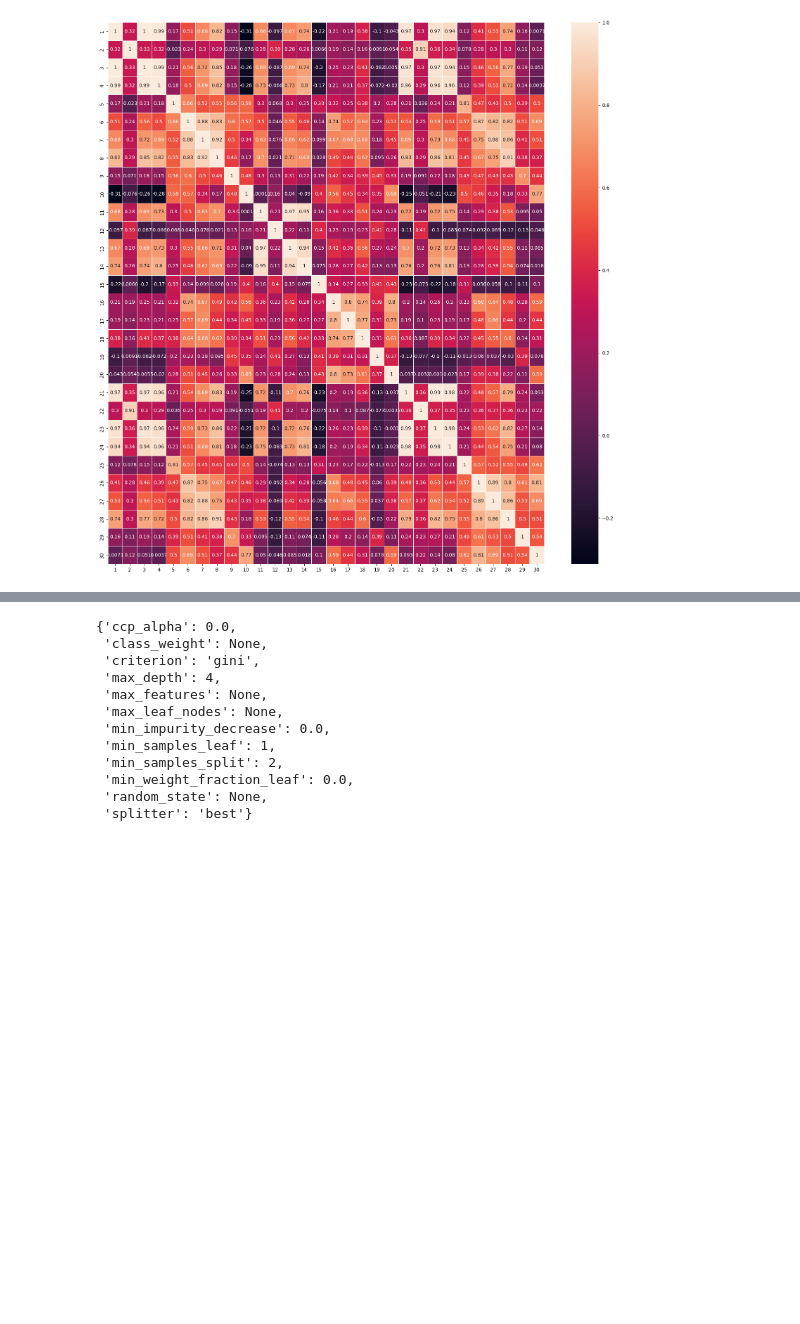
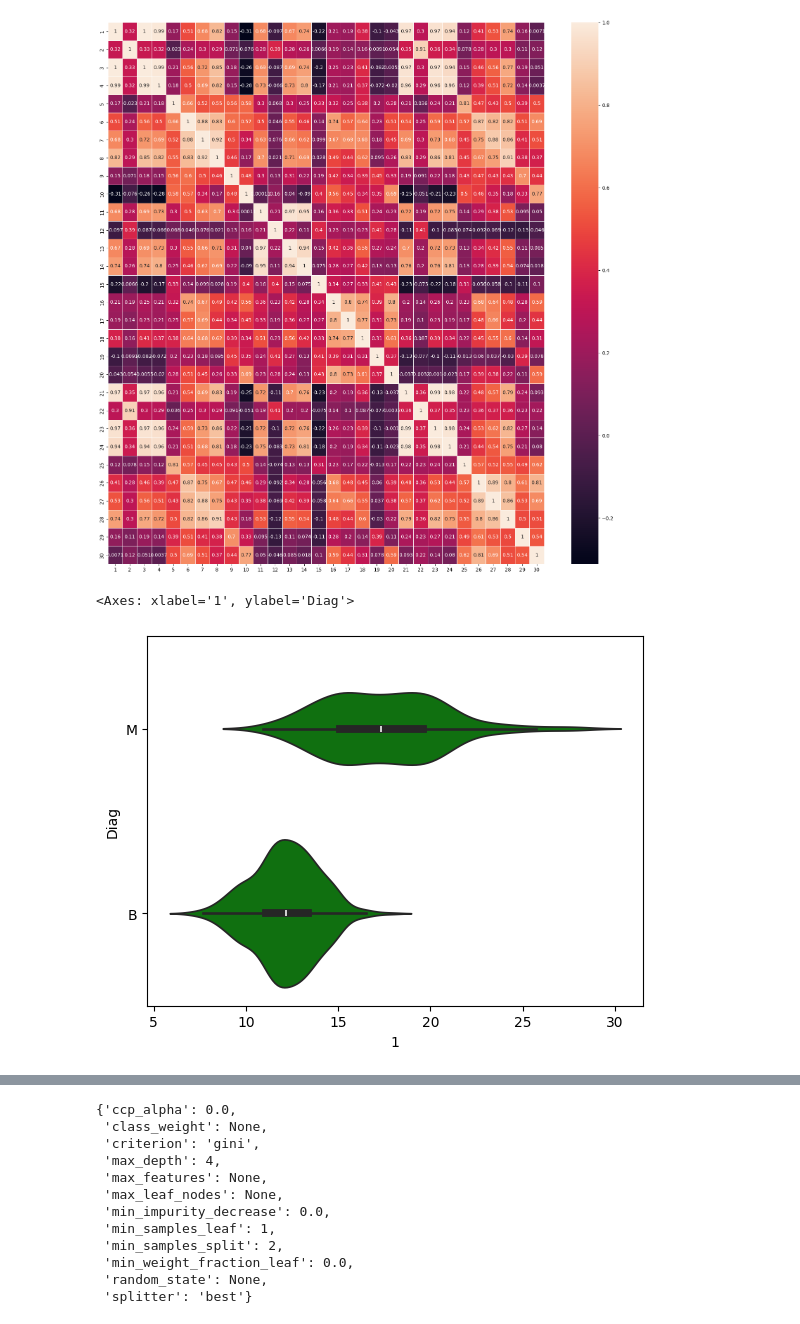
Before and after one commit to trungphap/bcw, a Jupyter notebook: breast_cancer.ipynb, the cells around one changed output, grey strips where cells are left out. Saved outputs shown, nothing was run; the diff lists cells and outputs as text; code cells hidden in the pictures; blank space fills up the shorter version.

Commit message:
visualizeDistribution

```diff
--- a/breast_cancer.ipynb
+++ b/breast_cancer.ipynb
@@ -94,3 +89,8 @@ sns.heatmap(X.corr(),linewidths=0.5, annot=True, ax =ax)
 # %% [output]
 <Axes: >
 [figure]
+# %%
+sns.violinplot(data = bcdf, x='1', y ='Diag', color ='Green')
+# %% [output]
+<Axes: xlabel='1', ylabel='Diag'>
+[figure, added]
```
Also changed, not shown: parts of 11 cells of this notebook.
